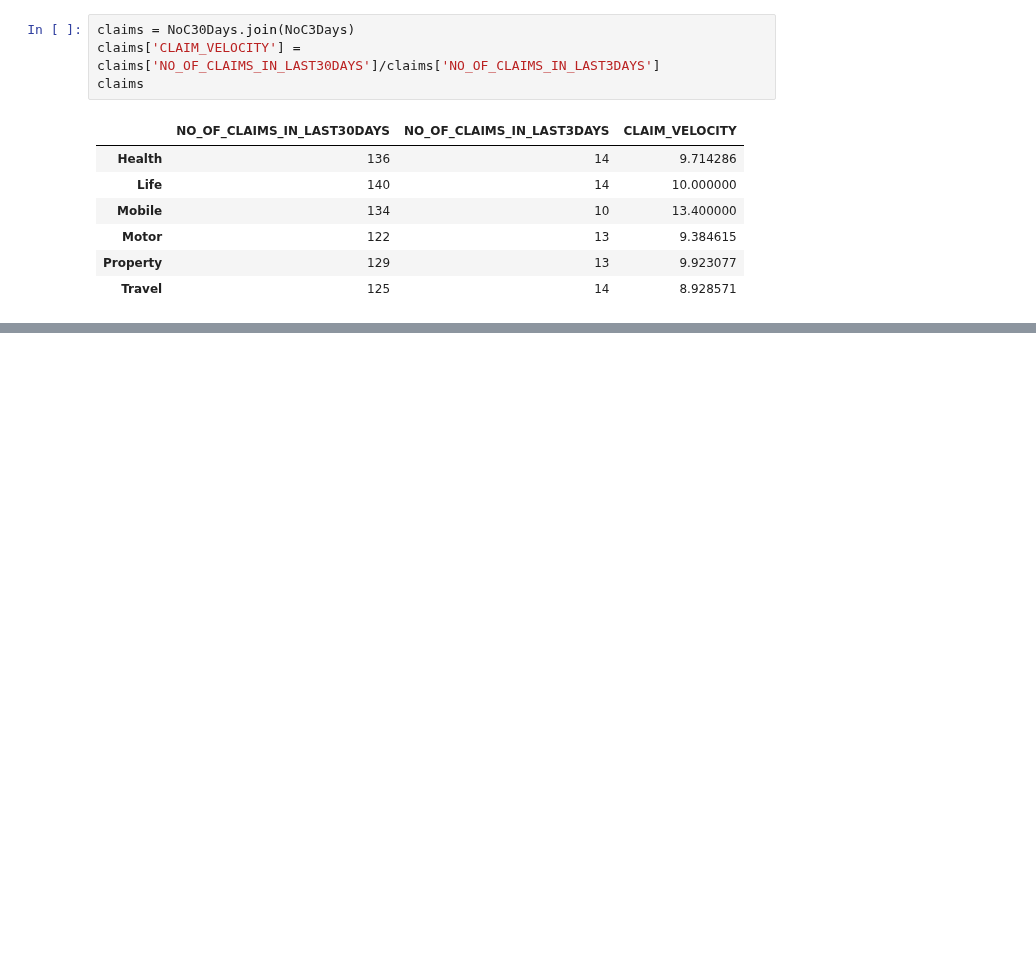
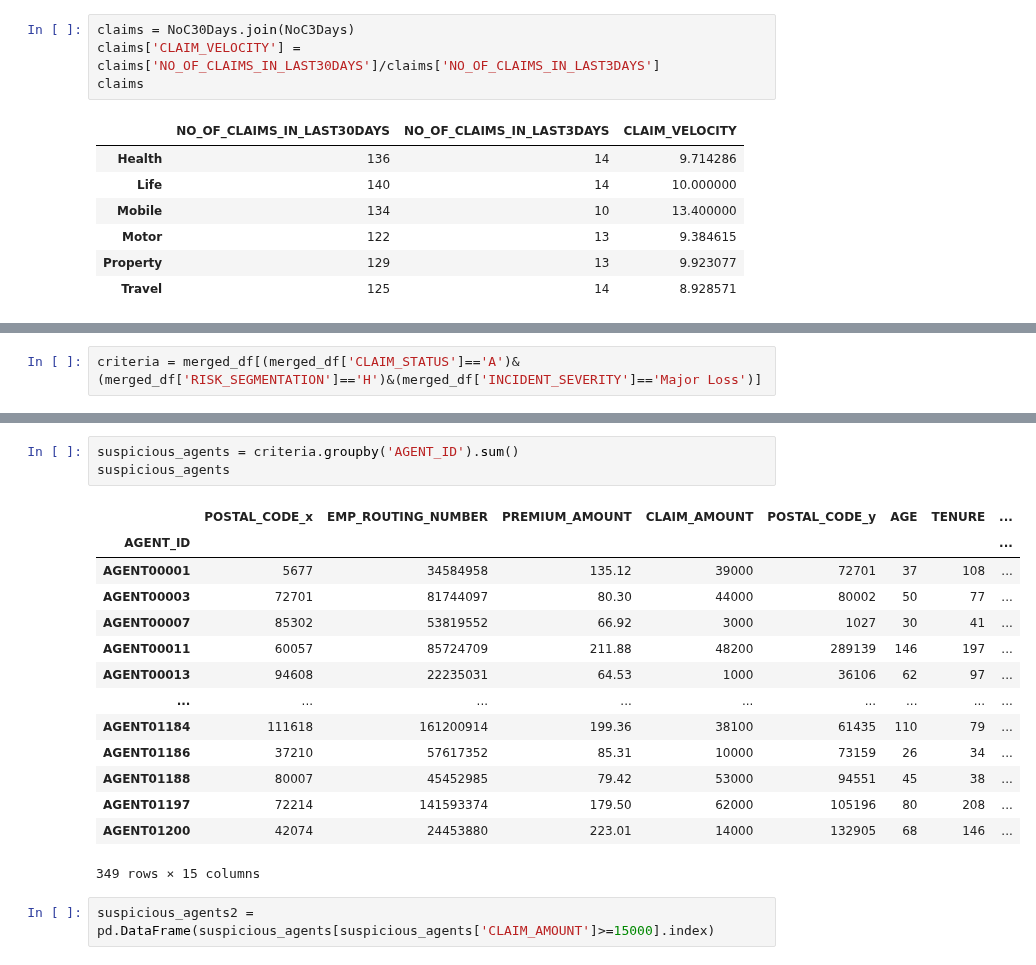
Before and after one commit to Shrez7961/Practice, a Jupyter notebook: Go_Digital_Python_Assesment.ipynb, the cells around one changed output, grey strips where cells are left out. Cells and saved outputs as stored; diff of their text form; blank space fills up the shorter version.

```diff
--- a/Go_Digital_Python_Assesment.ipynb
+++ b/Go_Digital_Python_Assesment.ipynb
@@ -386,0 +439,2 @@ claims
+# %%
+criteria = merged_df[(merged_df['CLAIM_STATUS']=='A')&(merged_df['RISK_SEGMENTATION']=='H')&(merged_df['INCIDENT_SEVERITY']=='Major Loss')]
@@ -386,0 +457,20 @@ claims
+# %%
+suspicious_agents = criteria.groupby('AGENT_ID').sum()
+suspicious_agents
+# %% [output]
+|  | POSTAL_CODE_x | EMP_ROUTING_NUMBER | PREMIUM_AMOUNT | CLAIM_AMOUNT | POSTAL_CODE_y | AGE | TENURE | ... |
+| AGENT_ID |  |  |  |  |  |  |  | ... |
+| AGENT00001 | 5677 | 34584958 | 135.12 | 39000 | 72701 | 37 | 108 | ... |
+| AGENT00003 | 72701 | 81744097 | 80.30 | 44000 | 80002 | 50 | 77 | ... |
+| AGENT00007 | 85302 | 53819552 | 66.92 | 3000 | 1027 | 30 | 41 | ... |
+| AGENT00011 | 60057 | 85724709 | 211.88 | 48200 | 289139 | 146 | 197 | ... |
+| AGENT00013 | 94608 | 22235031 | 64.53 | 1000 | 36106 | 62 | 97 | ... |
+| ... | ... | ... | ... | ... | ... | ... | ... | ... |
+| AGENT01184 | 111618 | 161200914 | 199.36 | 38100 | 61435 | 110 | 79 | ... |
+| AGENT01186 | 37210 | 57617352 | 85.31 | 10000 | 73159 | 26 | 34 | ... |
+| AGENT01188 | 80007 | 45452985 | 79.42 | 53000 | 94551 | 45 | 38 | ... |
+| AGENT01197 | 72214 | 141593374 | 179.50 | 62000 | 105196 | 80 | 208 | ... |
+| AGENT01200 | 42074 | 24453880 | 223.01 | 14000 | 132905 | 68 | 146 | ... |
+349 rows × 15 columns
+# %%
+suspicious_agents2 = pd.DataFrame(suspicious_agents[suspicious_agents['CLAIM_AMOUNT']>=15000].index)
```
Also changed, not shown: parts of 7 cells of this notebook.
